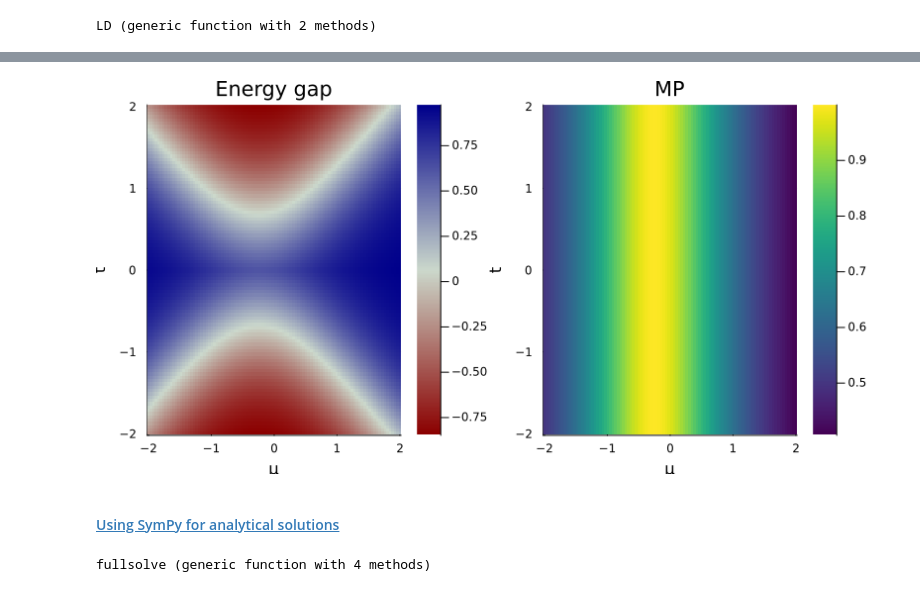
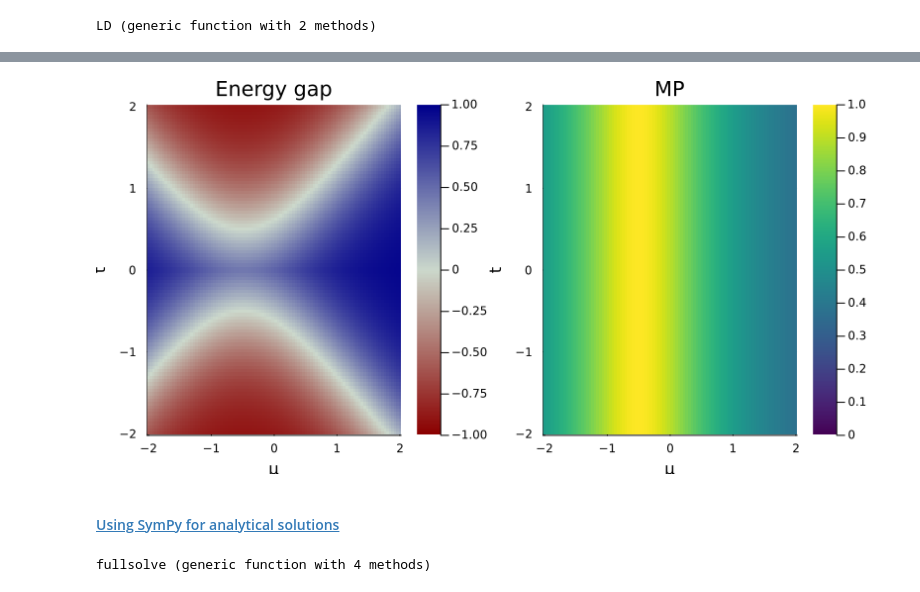
Before and after one commit to cvsvensson/QuantumDots.jl, a Jupyter notebook: examples/pmm_notebook.jl.ipynb, the cells around one changed output, grey strips where cells are left out. Saved outputs shown, nothing was run; the diff lists cells and outputs as text; code cells hidden in the pictures.

```diff
--- a/examples/pmm_notebook.jl.ipynb
+++ b/examples/pmm_notebook.jl.ipynb
@@ -327,7 +306,7 @@ MP_R &= \left| \sum_{n \in R} w_n^2 - z_n^2 \right|
 function MP(ψₒ, ψₑ, R, c=c)
     w = map(f -> ψₒ' * (f' + f) * ψₑ, c)
     z = map(f -> ψₒ' * (f' - f) * ψₑ, c)
-    abs(sum(w[n]^2 - z[n]^2 for n in R))
+    abs(sum(w[n]^2 - z[n]^2 for n ∈ R))# / sum(abs2(w[n]) + abs2(z[n]) for n ∈ R)
 end
 # %% [output]
 MP (generic function with 2 methods)
@@ -340,14 +319,14 @@ LD_R &=  \| \operatorname{Tr}_{R^c}[\delta\rho] \|
 # %%
 function LD(ψₒ, ψₑ, R, c=c)
     δρ = ψₒ*ψₒ' - ψₑ*ψₑ'
-    norm(partial_trace(δρ, R, c), 1)
+    norm(partial_trace(δρ, R, c))
 end
 # %% [output]
 LD (generic function with 2 methods)
 # %%
 function fullsolve(μ, t, Δ, V, c=c)
-    H = ham(μ, t, Δ, V, c)
-    eigs = block_eigen(H, c)
+    h = H(μ, t, Δ, V, c)
+    eigs = block_eigen(h, c)
     Eₒ, Eₑ = ground_energies(eigs)
     ψₒ, ψₑ = ground_states(eigs)
     R = 1:(length(c)÷2)
@@ -378,14 +340,14 @@ fullsolve (generic function with 2 methods)
 # %%
 μs = range(-2, 2, length=100)
 ts = range(-2, 2, length=100)
-data = [fullsolve(μ, t, 1.0, 0.5) for μ in μs, t in ts];
+data = [fullsolve(μ, t, 1.0, 1.0) for μ in μs, t in ts];
 # %%
-p1 = heatmap(μs, ts, map(x -> tanh(x.gap), data)', xlabel="μ", ylabel="t", title="Energy gap", c=:redsblues, colorrange=(-1, 1))
-p2 = heatmap(μs, ts, map(x -> x.mp, data)', xlabel="μ", ylabel="t", title="MP", c=:viridis, colorrange=(0, 1))
+p1 = heatmap(μs, ts, map(x -> tanh(x.gap), data)', xlabel="μ", ylabel="t", title="Energy gap", c=:redsblues, clims=(-1, 1))
+p2 = heatmap(μs, ts, map(x -> x.mp, data)', xlabel="μ", ylabel="t", title="MP", c=:viridis, clims=(0, 1))
 fig = plot(p1, p2, size=400 .* (2, 1))
 # %% [output]
-[figure, old version]
+[figure, new version]
-# %% [markdown]
-#### <a id='toc1_1_2_3_'></a>[Using SymPy for analytical solutions](#toc0_)
+# %% [markdown]
+#### <a id='toc1_1_2_3_'></a>[Using SymPy for analytical solutions](#toc0_)
 # %%
 function fullsolve(μ::SymPy.Sym, t, Δ, V, c=c)
```
Also changed, not shown: parts of 44 cells of this notebook, 3 other files.
